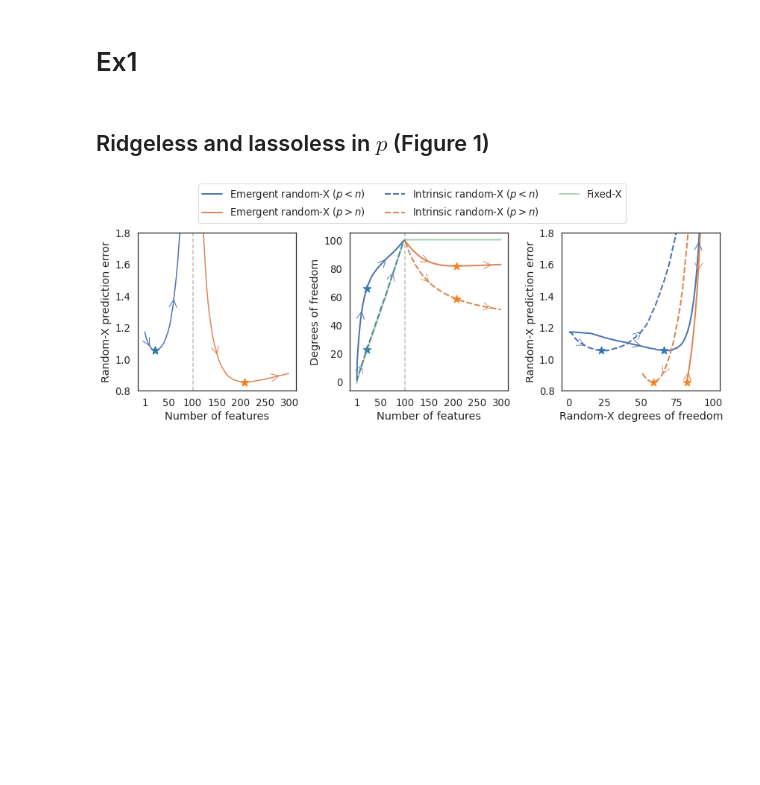
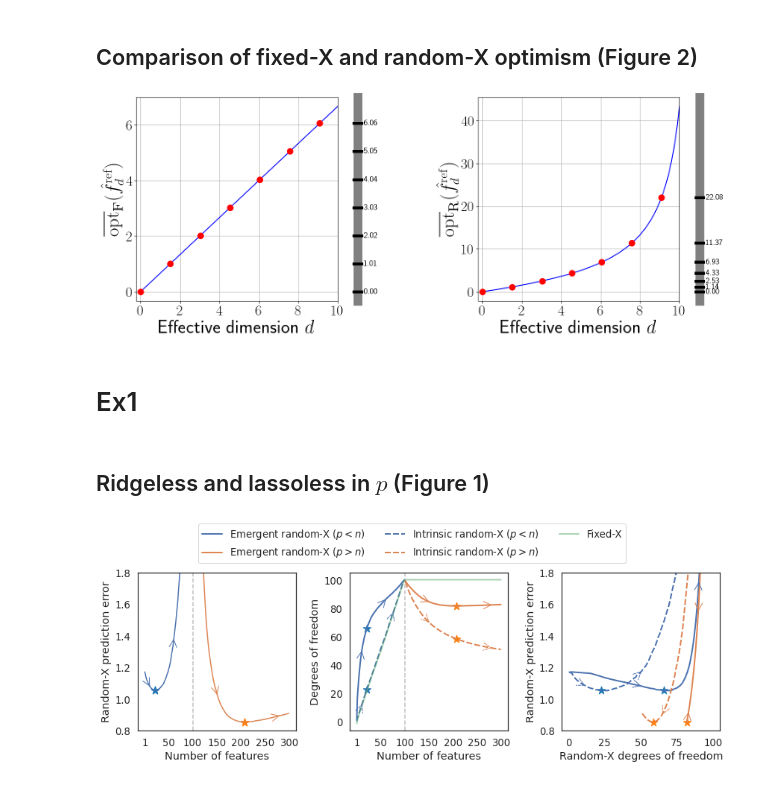
Before and after one commit to jaydu1/model-complexity, a Jupyter notebook: Plot.ipynb, the cells around one changed output. Saved outputs shown, nothing was run; the diff lists cells and outputs as text; code cells hidden in the pictures; blank space fills up the shorter version.

```diff
--- a/Plot.ipynb
+++ b/Plot.ipynb
@@ -16,6 +16,59 @@ import matplotlib.pyplot as plt
 
 import itertools
 sns.set(font_scale=1.2, style = "white")
+# %% [markdown]
+## Comparison of fixed-X and random-X optimism (Figure 2)
+# %%
+import matplotlib as mpl
+mpl.rcParams['text.usetex'] = True
+
+x = np.linspace(0, 10, 100)
+n = 12
+sigma2 = 4
+y1 = 2 * sigma2 * x / n
+y2 = sigma2 * (x / n + x / (n - x - 1))
+
+fig, axes = plt.subplots(1, 2, figsize=(16, 6),)
+
+# first plot
+axes[0].plot(x, y1, 'b-', label='OptFbar')
+axes[0].plot(x[::15], y1[::15], 'ro', markersize=10)
+axes[0].set_xlabel('Effective dimension $d$', fontsize=32)
+axes[0].set_ylabel(r'$\overline{\mathrm{opt}}_{\textsc{f}}(\hat{f}_d^{\mathrm{ref}})$', fontsize=32)
+
+# second plot
+axes[1].plot(x, y2, 'b-', label='OptRbar')
+axes[1].plot(x[::15], y2[::15], 'ro', markersize=10)
+axes[1].set_xlabel('Effective dimension $d$', fontsize=32)
+axes[1].set_ylabel(r'$\overline{\mathrm{opt}}_{\textsc{r}}(\hat{f}_d^{\mathrm{ref}})$', fontsize=32)
+
+for j in range(2):
+    axes[j].grid(True)
+    axes[j].set_xticks([0., 2., 4., 6., 8., 10])
+    axes[j].tick_params(axis='both', which='major', labelsize=24)
+
+for ax, y_vals in zip(axes, [y1[::15], y2[::15]]):
+
+    # draw vertical ruler
+    ruler_x = 1.05 * ax.get_xlim()[1]
+    ax.axvline(x=ruler_x, color='gray', linewidth=15, clip_on=False)
+
+    # draw ticks for the ruler
+    for y in y_vals:
+        ax.plot([ruler_x - 0.2, ruler_x + 0.2], [y, y], color='black', linewidth=5, clip_on=False)
+        ax.text(ruler_x + 0.3, y, f'{y:.2f}', verticalalignment='center', fontsize=14, clip_on=False)
+    ax.set_xlim(x.min()-0.2, x.max())
+
+# plt.tight_layout(pad=8)
+plt.subplots_adjust(left=0.1,
+                    bottom=0.15,
+                    right=0.9,
+                    top=0.95,
+                    wspace=0.7,
+                    hspace=0.4)
+plt.savefig('ruler.pdf', dpi=300)
+# %% [output]
+[figure, added]
 # %% [markdown]
 # Ex1
 # %% [markdown]
```
Also changed, not shown: parts of 8 cells of this notebook.
